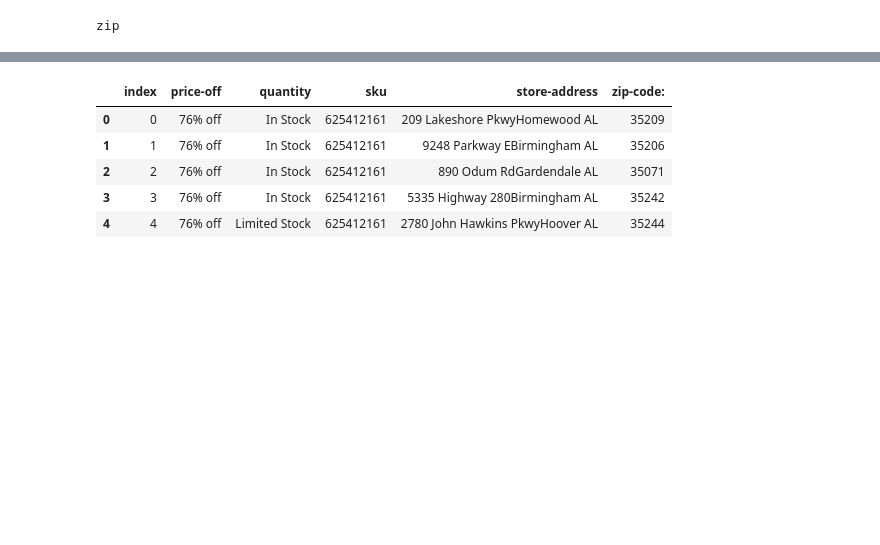
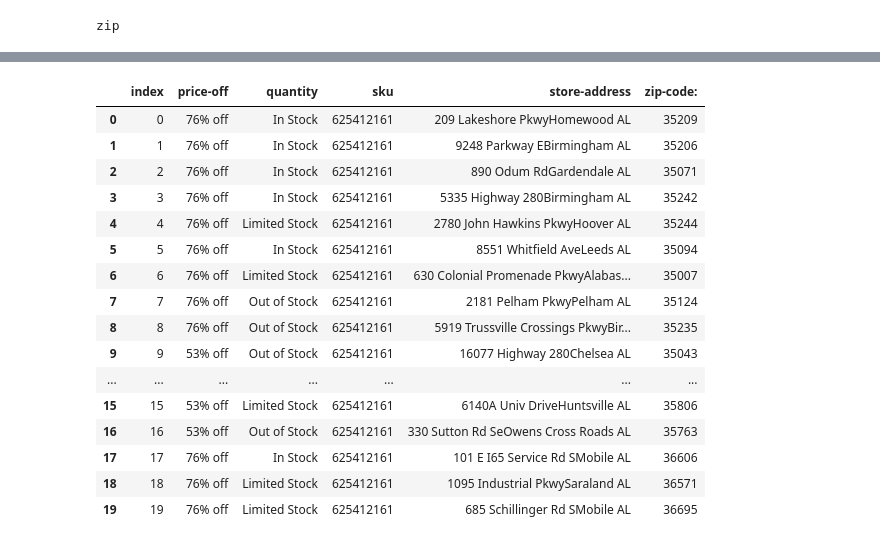
Before and after one commit to divyatv/BrickSeekEnhancer_FullStackApplication, a Jupyter notebook: Kevin.ipynb, the cells around one changed output, grey strips where cells are left out. Saved outputs shown, nothing was run; the diff lists cells and outputs as text; code cells hidden in the pictures; blank space fills up the shorter version.

```diff
--- a/Kevin.ipynb
+++ b/Kevin.ipynb
@@ -189,12 +249,23 @@ pages_data.to_sql('market_scraped_data', engine, if_exists='append',dtype={col_n
 # %%
-pd.read_sql_query('select * from market_scraped_data', con=engine).head()
+pd.read_sql_query('select * from market_scraped_data', con=engine).head(20)
 # %% [output]
 |  | index | price-off | quantity | sku | store-address | zip-code: |
 | 0 | 0 | 76% off | In Stock | 625412161 | 209 Lakeshore PkwyHomewood AL | 35209 |
 | 1 | 1 | 76% off | In Stock | 625412161 | 9248 Parkway EBirmingham AL | 35206 |
 | 2 | 2 | 76% off | In Stock | 625412161 | 890 Odum RdGardendale AL | 35071 |
 | 3 | 3 | 76% off | In Stock | 625412161 | 5335 Highway 280Birmingham AL | 35242 |
 | 4 | 4 | 76% off | Limited Stock | 625412161 | 2780 John Hawkins PkwyHoover AL | 35244 |
+| 5 | 5 | 76% off | In Stock | 625412161 | 8551 Whitfield AveLeeds AL | 35094 |
+| 6 | 6 | 76% off | Limited Stock | 625412161 | 630 Colonial Promenade PkwyAlabas... | 35007 |
+| 7 | 7 | 76% off | Out of Stock | 625412161 | 2181 Pelham PkwyPelham AL | 35124 |
+| 8 | 8 | 76% off | Out of Stock | 625412161 | 5919 Trussville Crossings PkwyBir... | 35235 |
+| 9 | 9 | 53% off | Out of Stock | 625412161 | 16077 Highway 280Chelsea AL | 35043 |
+| ... | ... | ... | ... | ... | ... | ... |
+| 15 | 15 | 53% off | Limited Stock | 625412161 | 6140A Univ DriveHuntsville AL | 35806 |
+| 16 | 16 | 53% off | Out of Stock | 625412161 | 330 Sutton Rd SeOwens Cross Roads AL | 35763 |
+| 17 | 17 | 76% off | In Stock | 625412161 | 101 E I65 Service Rd SMobile AL | 36606 |
+| 18 | 18 | 76% off | Limited Stock | 625412161 | 1095 Industrial PkwySaraland AL | 36571 |
+| 19 | 19 | 76% off | Limited Stock | 625412161 | 685 Schillinger Rd SMobile AL | 36695 |
 # %%
 # remember to delete .html files
 import os
```
Also changed, not shown: parts of 20 cells of this notebook, 8 other files.
